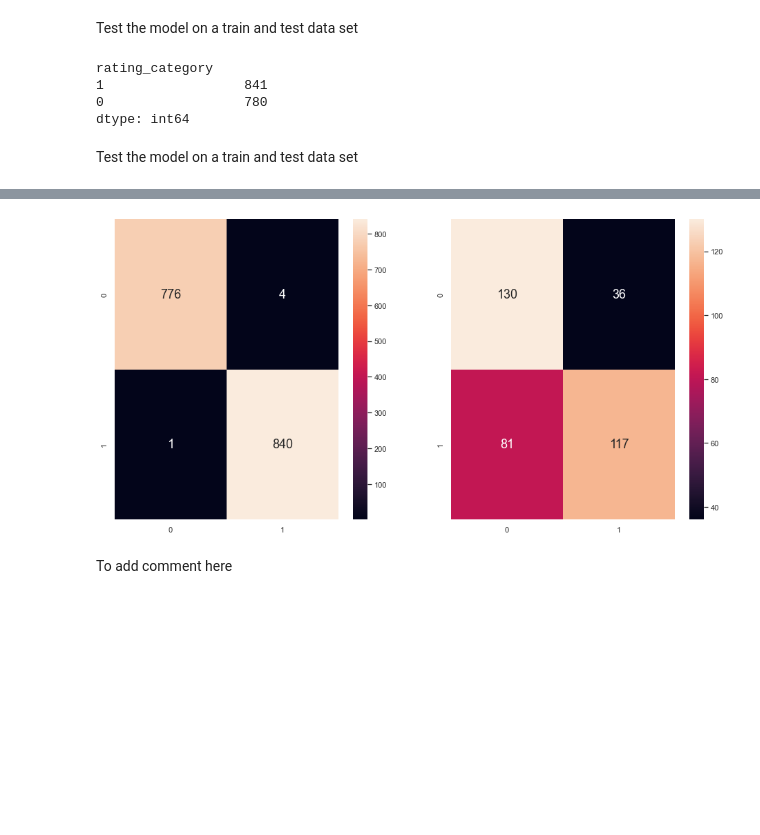
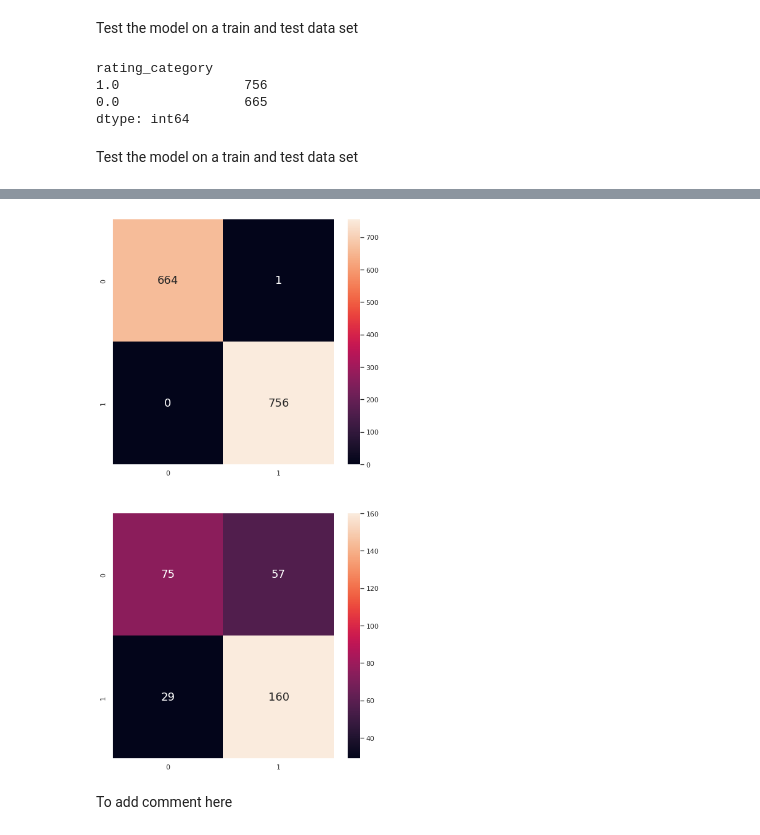
Before and after one commit to bachts/sc1015-project, a Jupyter notebook: Machine learning.ipynb, the cells around one changed output, grey strips where cells are left out. Cells and saved outputs as stored; diff of their text form; code cells hidden in the pictures; blank space fills up the shorter version.

```diff
--- a/Machine learning.ipynb
+++ b/Machine learning.ipynb
@@ -414,17 +306,16 @@ Name: rating_category, dtype: int64
 # %%
-# one hot encoding
-choc_xoutlier_ohe = choc_xoutlier[['country_of_bean_origin',
-                                   'first_taste', 'second_taste', 'third_taste', 'fourth_taste']]
-choc_xoutlier_ohe = pd.get_dummies(data = choc_xoutlier_ohe)
+# one hot encoding categoricals
+choc_cat = choc_xoutlier[['country_of_bean_origin', 'first_taste', 'second_taste', 'third_taste', 'fourth_taste']]
+choc_cat_ohe = pd.get_dummies(pd.DataFrame(choc_cat.values.tolist()),prefix_sep ='',prefix='')
 
 # extracting rest of the predictors
-choc_xoutlier_num = choc_xoutlier[['cocoa_percent', 'counts_of_ingredients', 'number_of_taste'
-                                   , 'vanilla', 'lecithin', 'salt', 'sugar']]
+choc_num = choc_xoutlier[['cocoa_percent', 'counts_of_ingredients', 'number_of_taste', 'vanilla', 'lecithin', 'salt', 'sugar']]
 
 # extracting response
-choc_xoutlier_response = choc_xoutlier['rating_category']
+choc_response = pd.DataFrame(choc_xoutlier['rating_category'])
 
-#combining predictors and response
-choc_xoutlier_ohe = pd.concat([choc_xoutlier_ohe, choc_xoutlier_response, choc_xoutlier_num], sort = False, axis = 1)
+# combining predictors and response
+choc_xoutlier_ohe = pd.concat([choc_cat_ohe, choc_response, choc_num], sort = False, axis = 1)
+choc_xoutlier_ohe = choc_xoutlier_ohe.groupby(level=0, axis=1).sum().drop(columns='no taste')
 choc_xoutlier_ohe
 # %% [output]
@@ -449,8 +340,8 @@ choc_xoutlier_ohe.rating_category.value_counts()
 Name: rating_category, dtype: int64
 # %%
-# Extract Response and Predictors
 y = pd.DataFrame(choc_xoutlier_ohe['rating_category'])
 X = pd.DataFrame(choc_xoutlier_ohe.drop('rating_category', axis = 1))
+X_train, X_test, y_train, y_test = train_test_split(X, y, test_size = 0.2, stratify = y)
 # %%
 rforest = RandomForestClassifier(n_estimators = 400, max_depth = 60)
 over = ADASYN()
@@ -474,59 +360,15 @@ f1 score: 0.662 (0.039)
 # %% [markdown]
 Test the model on a train and test data set
 # %%
-X_train, X_test, y_train, y_test = train_test_split(X, y, test_size = 0.2)
 X_train_res, y_train_res = over.fit_resample(X_train, y_train)
 y_train_res.value_counts()
 # %% [output]
 rating_category
-1                  841
-0                  780
+1.0                756
+0.0                665
 dtype: int64
 # %% [markdown]
 Test the model on a train and test data set
 # %%
-# Split the Dataset into Train and Test
-#X_train, X_test, y_train, y_test = train_test_split(X, y, test_size = 0.2)
-
-# Fit Random Forest on Train Data
-rforest.fit(X_train_res, y_train_res.rating_category.ravel())
-
-# Print the Classification Accuracy
-print("Train Data")
-print("Accuracy  :\t", rforest.score(X_train_res, y_train_res))
-print()
-print("Test Data")
-print("Accuracy  :\t", rforest.score(X_test, y_test))
-print()
-
-# Predict the Response corresponding to Predictors
-y_train_pred = rforest.predict(X_train_res)
-y_test_pred = rforest.predict(X_test)
-
-# Print the Accuracy Measures from the Confusion Matrix
-cmTrain = confusion_matrix(y_train_res, y_train_pred)
-cmTest = confusion_matrix(y_test, y_test_pred)
-
-print("True '1' rate Train :\t", (cmTrain[1][1]/(cmTrain[1][0]+cmTrain[1][1])))
-print("True '0' rate Train :\t", (cmTrain[0][0]/(cmTrain[0][0]+cmTrain[0][1])))
-print()
-
-print("False '1' rate Train :\t", ((cmTrain[0][1])/((cmTrain[0][1]+cmTrain[0][0]))))
-print("False '0' rate Train :\t", ((cmTrain[1][0])/((cmTrain[1][0]+cmTrain[1][1]))))
-print()
-
-
-print("True '1' rate Test :\t", (cmTest[1][1]/(cmTest[1][0]+cmTest[1][1])))
-print("True '0' rate Test :\t", (cmTest[0][0]/(cmTest[0][0]+cmTest[0][1])))
-print()
-
-print("False '1' rate Test :\t", ((cmTest[0][1])/((cmTest[0][1]+cmTest[0][0]))))
-print("False '0' rate Test :\t", ((cmTest[1][0])/((cmTest[1][0]+cmTest[1][1]))))
-print()
-
-# Plot the Confusion Matrix
-f, axes = plt.subplots(1, 2, figsize=(16, 8))
-sb.heatmap(cmTrain, annot = True, fmt=".0f", annot_kws={"size": 18}, ax = axes[0])
-sb.heatmap(cmTest, annot = True, fmt=".0f", annot_kws={"size": 18}, ax = axes[1])
-plt.show()
+fitModel(rforest, X_train_res, X_test, y_train_res, y_test)
 # %% [output]
@@ -550,4 +392,4 @@ False '0' rate Test :    0.4090909090909091
-[figure, old version]
+[figure, new version]
 # %% [markdown]
 To add comment here
 # %% [markdown]
```
Also changed, not shown: parts of 45 cells of this notebook.
